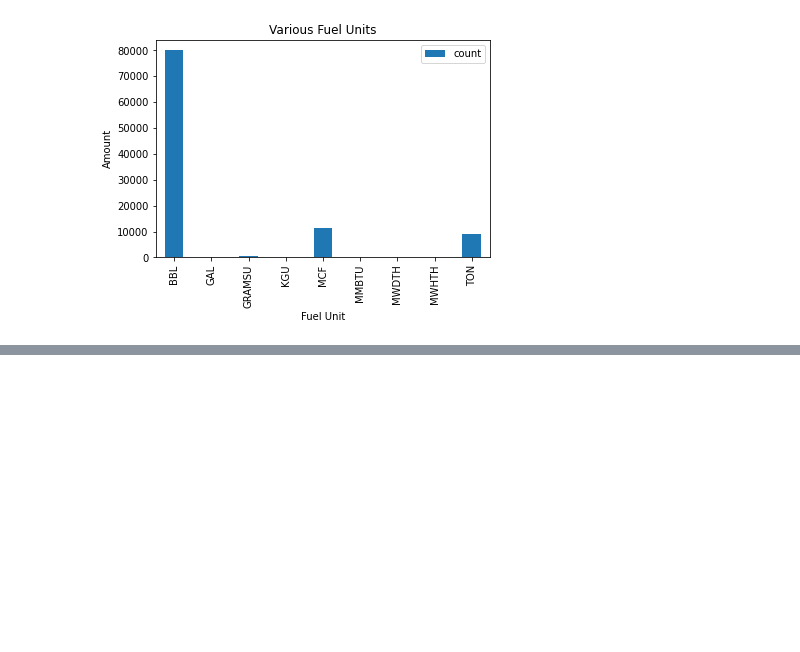
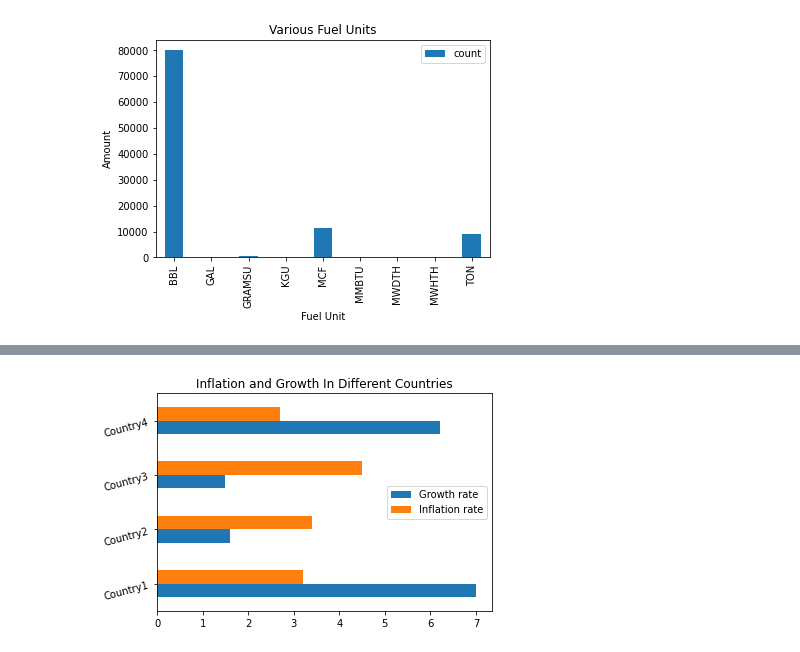
Before and after one commit to Njeri-Gitome/DS_Track, a Jupyter notebook: Data_Types_&_Data_Wrangling.ipynb, the cells around one changed output, grey strips where cells are left out. Drawn from its saved outputs; the diff is of its cells as text; code cells hidden in the pictures; blank space fills up the shorter version.

```diff
--- a/Data_Types_&_Data_Wrangling.ipynb
+++ b/Data_Types_&_Data_Wrangling.ipynb
@@ -269,0 +294,23 @@ Text(0, 0.5, 'Amount')
+# %%
+#Compound bar chart or nested bar chart
+import pandas as pd
+import matplotlib.pyplot as plt
+
+#python dictionary
+
+inflationAndGrowth = { "Growth rate": [7, 1.6, 1.5, 6.2],
+                       "Inflation rate": [3.2, 3.4, 4.5, 2.7]
+                      }
+index               = ["Country1","Country2","Country3","Country4" ]
+
+#Python dictionary into Pandas DataFrame
+dataFrame  =pd.DataFrame(data = inflationAndGrowth, index=index)
+
+#Draw horizontal barchart
+dataFrame.plot.barh(rot = 15,
+                    title = "Inflation and Growth In Different Countries",
+                    )
+
+plot.show(True)
+# %% [output]
+[figure, added]
```
Also changed, not shown: parts of 7 cells of this notebook.
